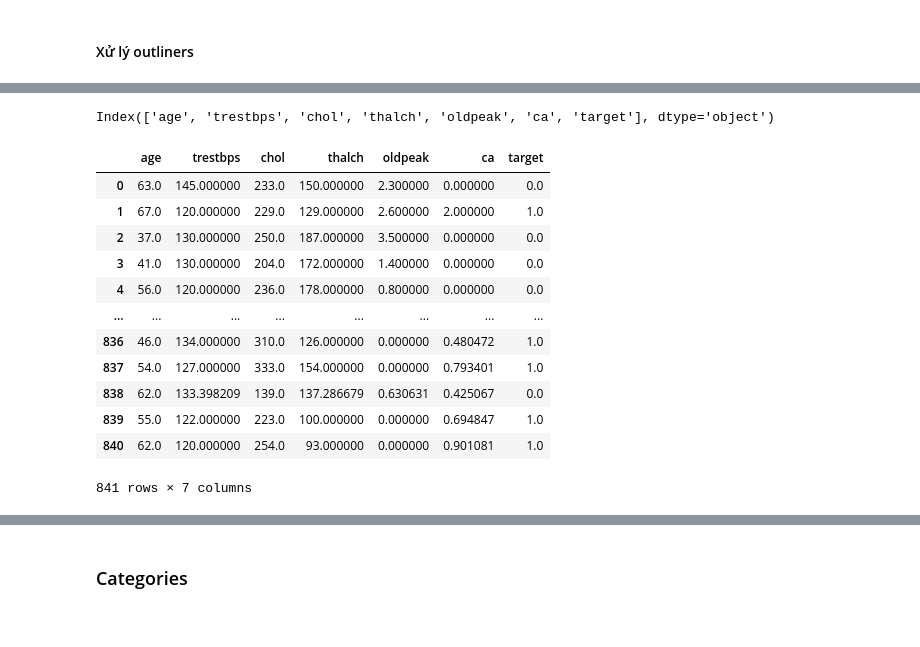
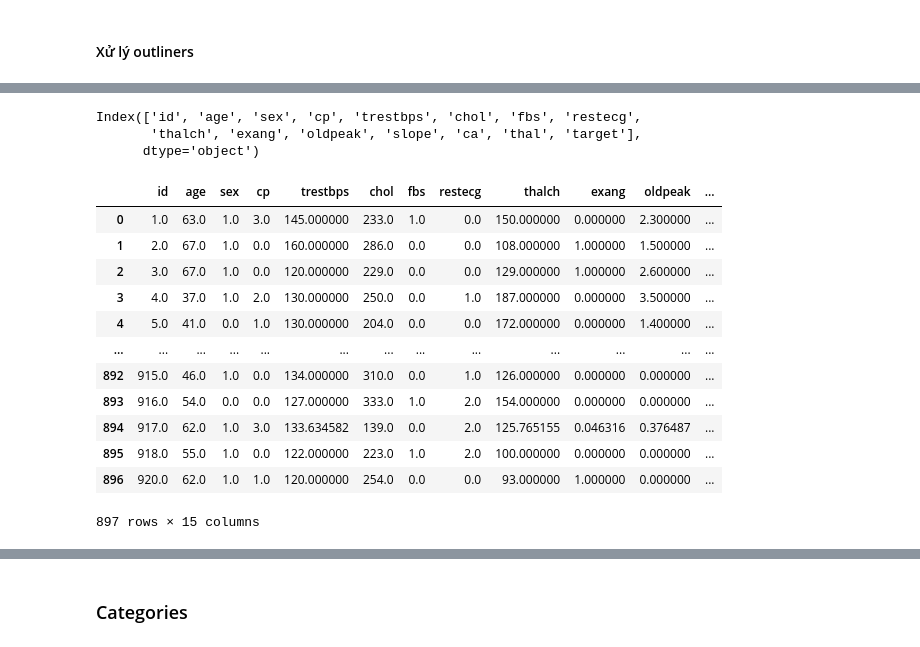
Before and after one commit to lehoanggiavi/ThuThap-XuLyData, a Jupyter notebook: Code/Vi/CodePhu.ipynb, the cells around one changed output, grey strips where cells are left out. Cells and saved outputs as stored; diff of their text form; code cells hidden in the pictures.

```diff
--- a/Code/Vi/CodePhu.ipynb
+++ b/Code/Vi/CodePhu.ipynb
@@ -131,12 +115,12 @@ df_numeric[df_numeric['trestbps'] == 0]
 #### Kiểm tra các giá trị bằng 0
 - Vì 0 đối với các chỉ số trên là 0 hợp lý điều này gây nhiễu cho bộ data trên, nên cần chuyển về Nan
 # %%
-for col in df_numeric[['trestbps', 'chol',	'thalch']]:
+for col in df_heart[['trestbps', 'chol', 'thalch']]:
     # Đếm số lượng giá trị 0 trước khi thay thế
-    zero_count = df_numeric[df_numeric[col] == 0].shape[0]
+    zero_count = df_heart[df_heart[col] == 0].shape[0]
 
     # Thay thế giá trị 0 bằng NaN
-    df_numeric[col] = df_numeric[col].replace(0, np.nan)
+    df_heart[col] = df_heart[col].replace(0, np.nan)
 
     # In thông tin
     print(f"Column: {col}, Dem_GT_0: {zero_count}")
@@ -217,0 +178,11 @@ corr
+# %%
+from sklearn.preprocessing import OrdinalEncoder
+import numpy as np
+
+# Áp dụng OrdinalEncoder (giữ nguyên giá trị NaN)
+ordinal_encoder = OrdinalEncoder(handle_unknown='use_encoded_value', unknown_value=-1)
+
+# Chỉ encode các cột phân loại
+df_heart[categories_col] = ordinal_encoder.fit_transform(df_heart[categories_col])
+
+df_heart.isna().sum()
@@ -262,6 +274,6 @@ print(detect_outliners_without_nan(df_numeric['ca']).value_counts().sum())
 # %%
 outliers_dict = {}
 for col in df_numeric.columns:
-    outliers_dict[col] = detect_outliners_without_nan(df_numeric[col]).value_counts().sum()
+    outliers_dict[col] = detect_outliners_without_nan(df_heart[col]).value_counts().sum()
 outliers_dict
 # %% [output]
@@ -275,15 +287,15 @@ outliers_dict
 # %%
 # loại bỏ outliers
-for col in df_numeric.columns:
-    q1 = df_numeric[col].quantile(0.25)
-    q3 = df_numeric[col].quantile(0.75)
+for col in df_heart[['chol']]:
+    q1 = df_heart[col].quantile(0.25)
+    q3 = df_heart[col].quantile(0.75)
     iqr = q3 - q1
     lower_bound = q1 - 1.5 * iqr
     upper_bound = q3 + 1.5 * iqr
 
     # Lọc dữ liệu trong khoảng hợp lý
     # kết hợp giữ lại điều kiện nan và khoảng tứ phân vị
-    df_numeric = df_numeric[(df_numeric[col].isna()) | (df_numeric[col] >= lower_bound) & (df_numeric[col] <= upper_bound)]
+    df_heart = df_heart[(df_heart[col].isna()) | (df_heart[col] >= lower_bound) & (df_heart[col] <= upper_bound)]
 
-df_numeric
+df_heart
 # %% [output]
@@ -369,4 +342,6 @@ df_numeric.describe()
 # %%
-df_numeric.columns
+df_heart.columns
 # %% [output]
-Index(['age', 'trestbps', 'chol', 'thalch', 'oldpeak', 'ca', 'target'], dtype='object')
+Index(['id', 'age', 'sex', 'cp', 'trestbps', 'chol', 'fbs', 'restecg',
+       'thalch', 'exang', 'oldpeak', 'slope', 'ca', 'thal', 'target'],
+      dtype='object')
@@ -383,23 +348,24 @@ Index(['age', 'trestbps', 'chol', 'thalch', 'oldpeak', 'ca', 'target'], dtype='o
 # %%
 from sklearn.experimental import enable_iterative_imputer
 from sklearn.impute import IterativeImputer
 # Khởi tạo MICE imputer
 imputer = IterativeImputer(max_iter=20, random_state=0)
-df_numeric = imputer.fit_transform(df_numeric)
-df_numeric = pd.DataFrame(df_numeric, columns=['age', 'trestbps', 'chol', 'thalch', 'oldpeak', 'ca', 'target'])
-df_numeric
+df_heart = imputer.fit_transform(df_heart)
+df_heart = pd.DataFrame(df_heart, columns=['id', 'age', 'sex', 'cp', 'trestbps', 'chol', 'fbs', 'restecg',
+                                            'thalch', 'exang', 'oldpeak', 'slope', 'ca', 'thal', 'target'])
+df_heart
 # %% [output]
-|  | age | trestbps | chol | thalch | oldpeak | ca | target |
-| 0 | 63.0 | 145.000000 | 233.0 | 150.000000 | 2.300000 | 0.000000 | 0.0 |
-| 1 | 67.0 | 120.000000 | 229.0 | 129.000000 | 2.600000 | 2.000000 | 1.0 |
-| 2 | 37.0 | 130.000000 | 250.0 | 187.000000 | 3.500000 | 0.000000 | 0.0 |
-| 3 | 41.0 | 130.000000 | 204.0 | 172.000000 | 1.400000 | 0.000000 | 0.0 |
-| 4 | 56.0 | 120.000000 | 236.0 | 178.000000 | 0.800000 | 0.000000 | 0.0 |
-| ... | ... | ... | ... | ... | ... | ... | ... |
-| 836 | 46.0 | 134.000000 | 310.0 | 126.000000 | 0.000000 | 0.480472 | 1.0 |
-| 837 | 54.0 | 127.000000 | 333.0 | 154.000000 | 0.000000 | 0.793401 | 1.0 |
-| 838 | 62.0 | 133.398209 | 139.0 | 137.286679 | 0.630631 | 0.425067 | 0.0 |
-| 839 | 55.0 | 122.000000 | 223.0 | 100.000000 | 0.000000 | 0.694847 | 1.0 |
-| 840 | 62.0 | 120.000000 | 254.0 | 93.000000 | 0.000000 | 0.901081 | 1.0 |
+|  | id | age | sex | cp | trestbps | chol | fbs | restecg | thalch | exang | oldpeak | ... |
+| 0 | 1.0 | 63.0 | 1.0 | 3.0 | 145.000000 | 233.0 | 1.0 | 0.0 | 150.000000 | 0.000000 | 2.300000 | ... |
+| 1 | 2.0 | 67.0 | 1.0 | 0.0 | 160.000000 | 286.0 | 0.0 | 0.0 | 108.000000 | 1.000000 | 1.500000 | ... |
+| 2 | 3.0 | 67.0 | 1.0 | 0.0 | 120.000000 | 229.0 | 0.0 | 0.0 | 129.000000 | 1.000000 | 2.600000 | ... |
+| 3 | 4.0 | 37.0 | 1.0 | 2.0 | 130.000000 | 250.0 | 0.0 | 1.0 | 187.000000 | 0.000000 | 3.500000 | ... |
+| 4 | 5.0 | 41.0 | 0.0 | 1.0 | 130.000000 | 204.0 | 0.0 | 0.0 | 172.000000 | 0.000000 | 1.400000 | ... |
+| ... | ... | ... | ... | ... | ... | ... | ... | ... | ... | ... | ... | ... |
+| 892 | 915.0 | 46.0 | 1.0 | 0.0 | 134.000000 | 310.0 | 0.0 | 1.0 | 126.000000 | 0.000000 | 0.000000 | ... |
+| 893 | 916.0 | 54.0 | 0.0 | 0.0 | 127.000000 | 333.0 | 1.0 | 2.0 | 154.000000 | 0.000000 | 0.000000 | ... |
+| 894 | 917.0 | 62.0 | 1.0 | 3.0 | 133.634582 | 139.0 | 0.0 | 2.0 | 125.765155 | 0.046316 | 0.376487 | ... |
+| 895 | 918.0 | 55.0 | 1.0 | 0.0 | 122.000000 | 223.0 | 1.0 | 2.0 | 100.000000 | 0.000000 | 0.000000 | ... |
+| 896 | 920.0 | 62.0 | 1.0 | 1.0 | 120.000000 | 254.0 | 0.0 | 0.0 | 93.000000 | 1.000000 | 0.000000 | ... |
-841 rows × 7 columns
+897 rows × 15 columns
 # %%
```
Also changed, not shown: parts of 37 cells of this notebook, 1 other file.
